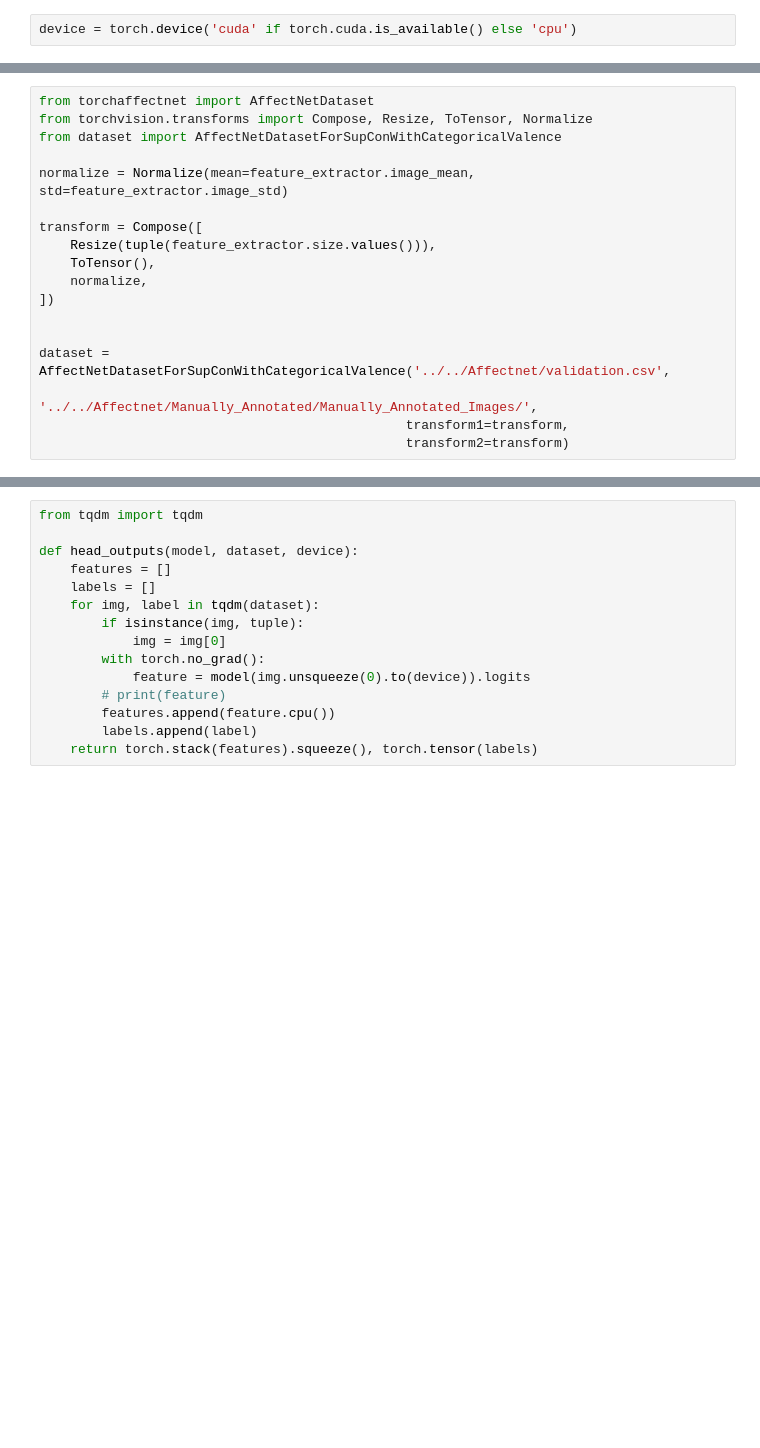
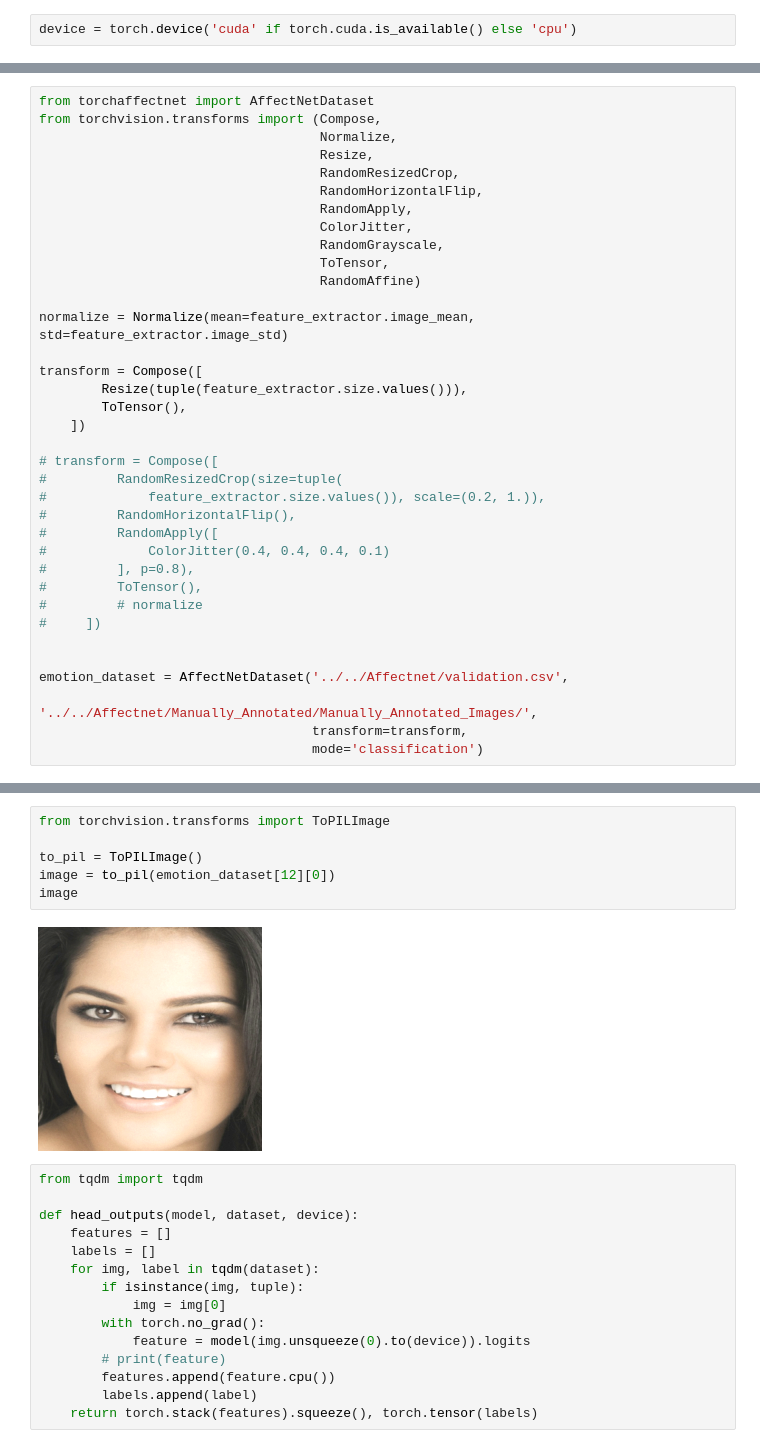
Before and after one commit to nRknpy/AffectNet-experiments, a Jupyter notebook: notebooks/test.ipynb, the cells around one changed output, grey strips where cells are left out. Cells and saved outputs as stored; diff of their text form; blank space fills up the shorter version.

```diff
--- a/notebooks/test.ipynb
+++ b/notebooks/test.ipynb
@@ -10,18 +9,36 @@ model = ViTForImageClassification.from_pretrained('../outputs/_CL_expression_z64
 # %%
 from torchaffectnet import AffectNetDataset
-from torchvision.transforms import Compose, Resize, ToTensor, Normalize
-from dataset import AffectNetDatasetForSupConWithCategoricalValence
+from torchvision.transforms import (Compose,
+                                    Normalize,
+                                    Resize,
+                                    RandomResizedCrop,
+                                    RandomHorizontalFlip,
+                                    RandomApply,
+                                    ColorJitter,
+                                    RandomGrayscale,
+                                    ToTensor,
+                                    RandomAffine)
 
 normalize = Normalize(mean=feature_extractor.image_mean, std=feature_extractor.image_std)
 
 transform = Compose([
-    Resize(tuple(feature_extractor.size.values())),
-    ToTensor(),
-    normalize,
-])
+        Resize(tuple(feature_extractor.size.values())),
+        ToTensor(),
+    ])
+
+# transform = Compose([
+#         RandomResizedCrop(size=tuple(
+#             feature_extractor.size.values()), scale=(0.2, 1.)),
+#         RandomHorizontalFlip(),
+#         RandomApply([
+#             ColorJitter(0.4, 0.4, 0.4, 0.1)
+#         ], p=0.8),
+#         ToTensor(),
+#         # normalize
+#     ])
 
 
-dataset = AffectNetDatasetForSupConWithCategoricalValence('../../Affectnet/validation.csv',
-                                               '../../Affectnet/Manually_Annotated/Manually_Annotated_Images/',
-                                               transform1=transform,
-                                               transform2=transform)
+emotion_dataset = AffectNetDataset('../../Affectnet/validation.csv',
+                                   '../../Affectnet/Manually_Annotated/Manually_Annotated_Images/',
+                                   transform=transform,
+                                   mode='classification')
@@ -28,3 +80,11 @@ dataset = AffectNetDatasetForSupConWithCategoricalValence('../../Affectnet/valid
+# %%
+from torchvision.transforms import ToPILImage
+
+to_pil = ToPILImage()
+image = to_pil(emotion_dataset[12][0])
+image
+# %% [output]
+[figure, added]
 # %%
 from tqdm import tqdm
 
```
Also changed, not shown: parts of 4 cells of this notebook, 11 other files.
